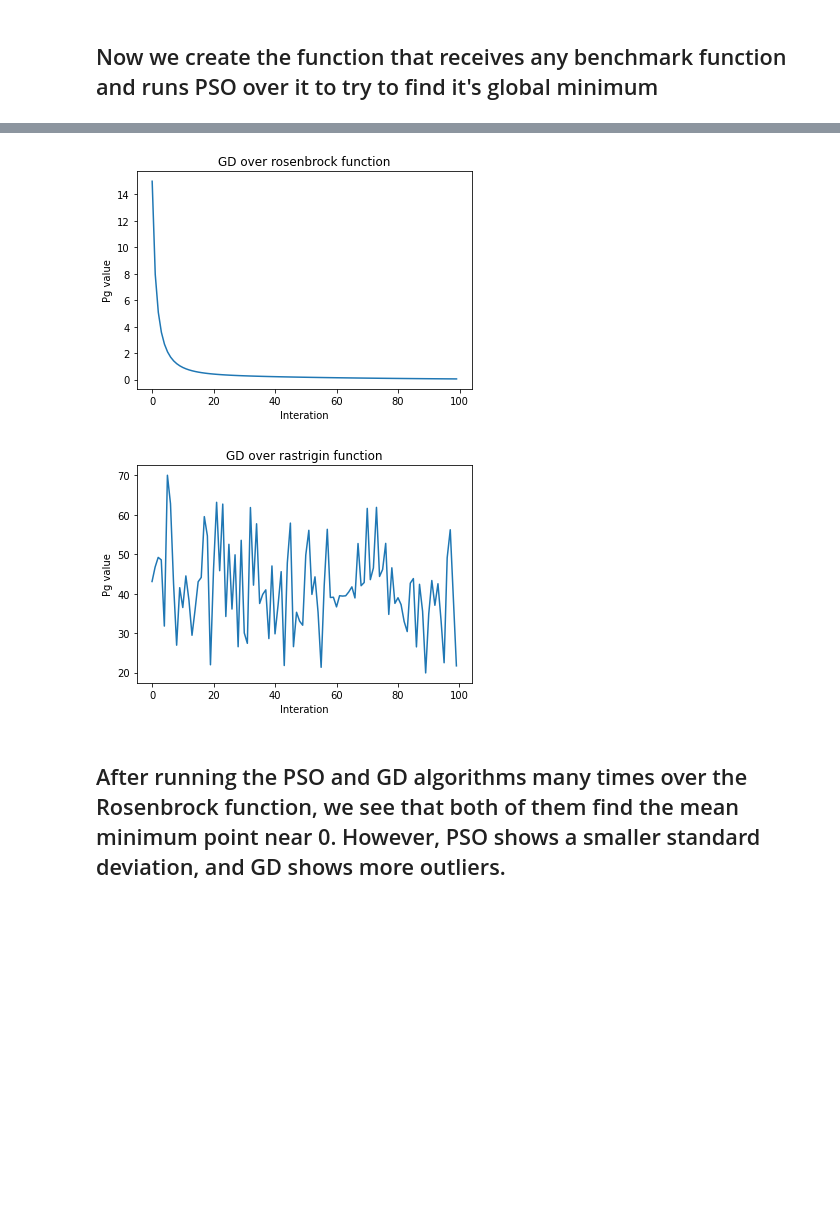
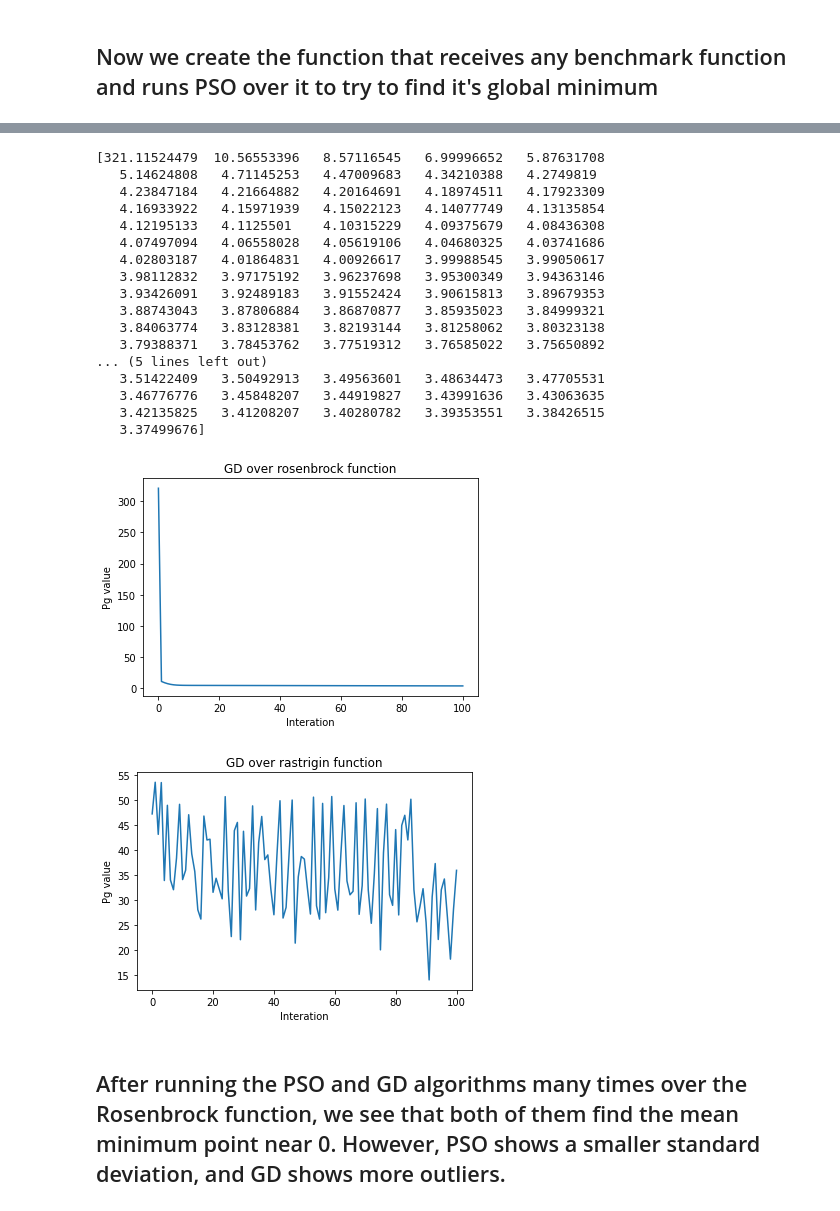
Before and after one commit to Justus-Jonas/ARS-Assignment1, a Jupyter notebook: PSO.ipynb, the cells around one changed output, grey strips where cells are left out. Drawn from its saved outputs; the diff is of its cells as text; code cells hidden in the pictures; blank space fills up the shorter version.

Commit message:
implemented Gradient Descent

```diff
--- a/PSO.ipynb
+++ b/PSO.ipynb
@@ -203,22 +216,39 @@ def gradient_desent(function_name):
 # %%
 # Ploting GD over rosenbrock
-zs = gradient_desent('rosenbrock')
+zs = gradient_descent('rosenbrock')[:,2]
 plt.plot(zs)
 plt.title('GD over rosenbrock function')
 plt.xlabel('Interation')
 plt.ylabel('Pg value')
 plt.show();
 
 # Ploting GD over rastrigin
-zs = gradient_desent('rastrigin')
+zs = gradient_descent('rastrigin')[:,2]
 plt.plot(zs)
 plt.title('GD over rastrigin function')
 plt.xlabel('Interation')
 plt.ylabel('Pg value')
 plt.show();
 # %% [output]
+[321.11524479  10.56553396   8.57116545   6.99996652   5.87631708
+   5.14624808   4.71145253   4.47009683   4.34210388   4.2749819
+   4.23847184   4.21664882   4.20164691   4.18974511   4.17923309
+   4.16933922   4.15971939   4.15022123   4.14077749   4.13135854
+   4.12195133   4.1125501    4.10315229   4.09375679   4.08436308
+   4.07497094   4.06558028   4.05619106   4.04680325   4.03741686
+   4.02803187   4.01864831   4.00926617   3.99988545   3.99050617
+   3.98112832   3.97175192   3.96237698   3.95300349   3.94363146
+   3.93426091   3.92489183   3.91552424   3.90615813   3.89679353
+   3.88743043   3.87806884   3.86870877   3.85935023   3.84999321
+   3.84063774   3.83128381   3.82193144   3.81258062   3.80323138
+   3.79388371   3.78453762   3.77519312   3.76585022   3.75650892
+... (5 lines left out)
+   3.51422409   3.50492913   3.49563601   3.48634473   3.47705531
+   3.46776776   3.45848207   3.44919827   3.43991636   3.43063635
+   3.42135825   3.41208207   3.40280782   3.39353551   3.38426515
+   3.37499676]
-[figure, old version]
+[figure, new version]
-[figure, old version]
+[figure, new version]
 # %%
 # Function to run PSO and GD many times over a function, and return the distribution of the minimum values found
 def compare_pso_and_gd_for_benchmark_function(function_name):
```
Also changed, not shown: parts of 10 cells of this notebook.
